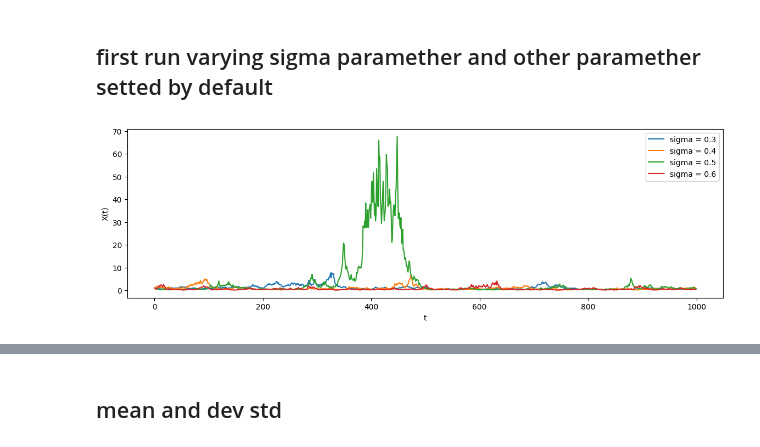
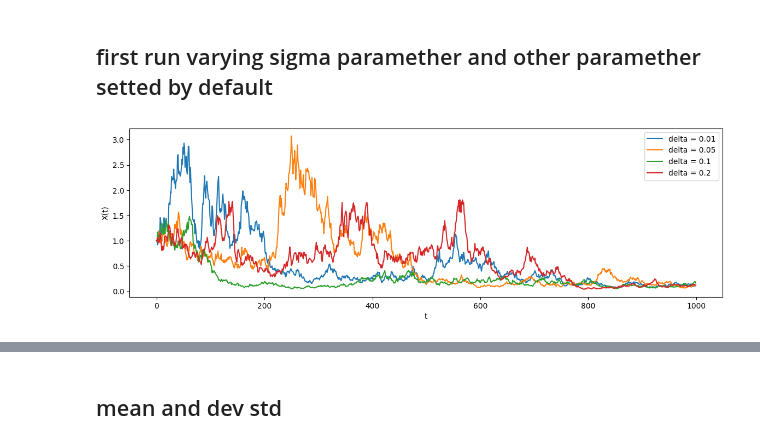
Before and after one commit to falric05/AII-Flare-prediction, a Jupyter notebook: notebooks/Data_inspection.ipynb, the cells around one changed output, grey strips where cells are left out. Cells and saved outputs as stored; diff of their text form; code cells hidden in the pictures.

```diff
--- a/notebooks/Data_inspection.ipynb
+++ b/notebooks/Data_inspection.ipynb
@@ -81,7 +100,7 @@ params = {
         'run': 30,
         'sigma': [0.3, 0.4, 0.5, 0.6],
         'theta': [0.01, 0.1, 0.5, 3],
-        # 'mu': [0.8, 0.9, 1, 1.1],
+        'mu': [0.8, 0.9, 1, 1.1],
         'delta': [0.01,0.05, 0.1, 0.2, 0.25, 0.3, 0.4, 0.5, 0.6, 0.7],
         'N': 1000
     }
@@ -89,24 +108,36 @@ if not(Path(grid_path+'.npy').is_file()):
     grid = np.zeros((params['run'],
                     len(params['sigma']),
                     len(params['theta']),
-                    # len(params['mu']),
+                    len(params['mu']),
                     len(params['delta']),
                     params['N']))
     for r in tqdm(range(params['run'])):
-        for s, t, d in product(params['sigma'], params['theta'],params['delta']):
+        for s, t, d, m in product(params['sigma'], params['theta'],params['delta'], params['mu']):
             # TODO: just in case add also mu
             si = params['sigma'].index(s)
             ti = params['theta'].index(t)
             di = params['delta'].index(d)
-            grid[r,si,ti,di,:] = milstein_method(t,s,d)
+            mi = params['mu'].index(m)
+            grid[r,si,ti,mi,di,:] = closed_form_method(t,m,s,d)
     # store grid data
     np.save(grid_path, grid, allow_pickle=True)
 grid = np.load(grid_path+'.npy', allow_pickle=True)
 # %% [markdown]
 ## first run varying sigma paramether and other paramether setted by default
-# %%
-#
-# plot_datapoints(grid, params, sigma=0.3, theta=0.01, delta=0.01, variation='sigma')
-plot_datapoints(grid, params, run=0, variation='sigma')
-# %% [output]
-[figure, removed]
+# %%
+'''
+{
+        'run': 30,
+        'sigma': [0.3, 0.4, 0.5, 0.6],
+        'theta': [0.01, 0.1, 0.5, 3],
+        'mu': [0.8, 0.9, 1, 1.1],
+        'delta': [0.01,0.05, 0.1, 0.2, 0.25, 0.3, 0.4, 0.5, 0.6, 0.7],
+        'N': 1000
+    }
+'''
+# CHOOCE IF USING plot_bidimensional_datapoints OR plot_grid_datapoints
+# defaults run=0, sigma=0.5,theta=0.1, delta=0.2, mu=1
+# plot_bidimensional_datapoints(array=grid[1,:,1,3,:], params=params, name='sigma')
+plot_grid_datapoints(grid, params, run=2, sigma=0.3, theta=0.01, mu=1, variation='delta')
+# %% [output]
+[figure, added]
```
Also changed, not shown: parts of 13 cells of this notebook.
